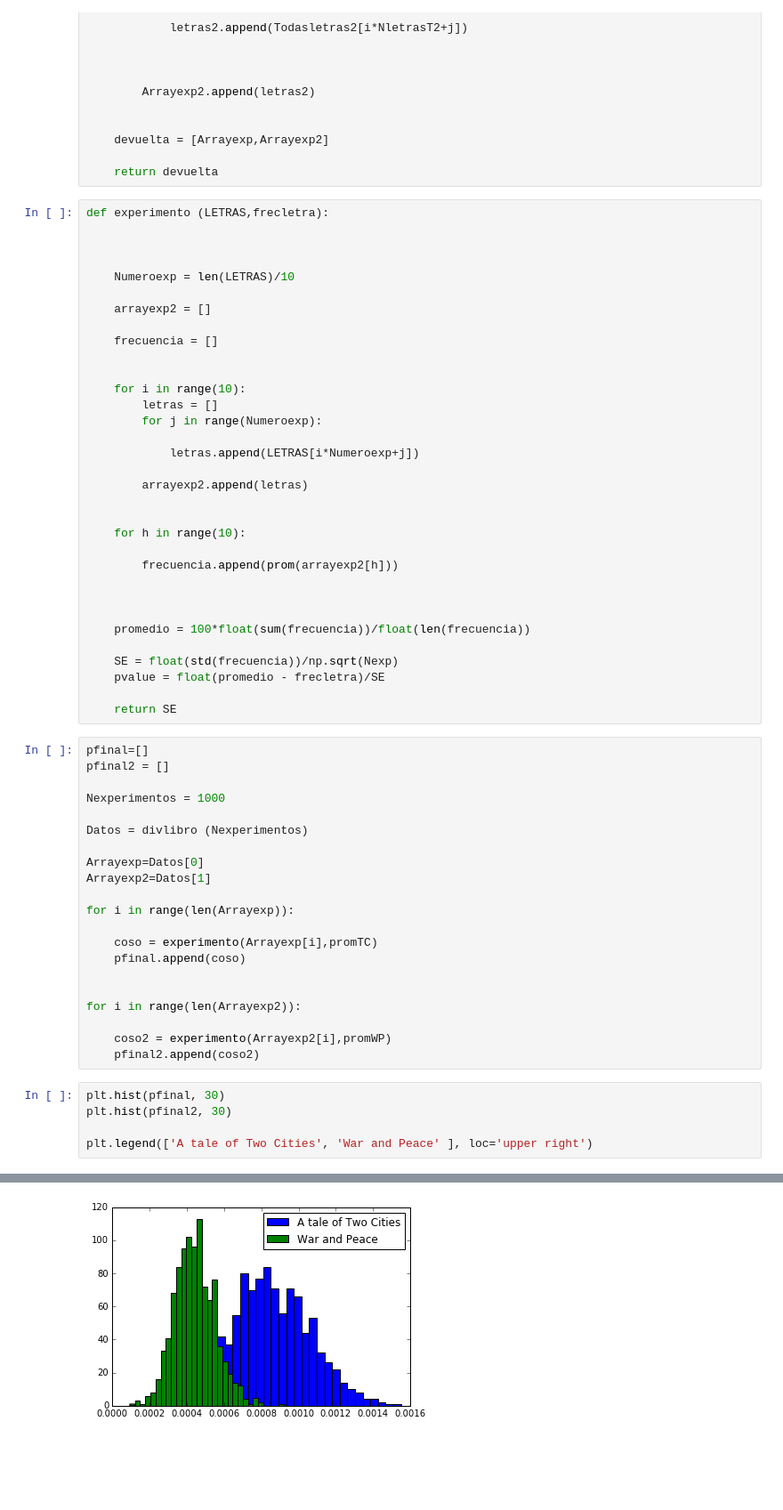
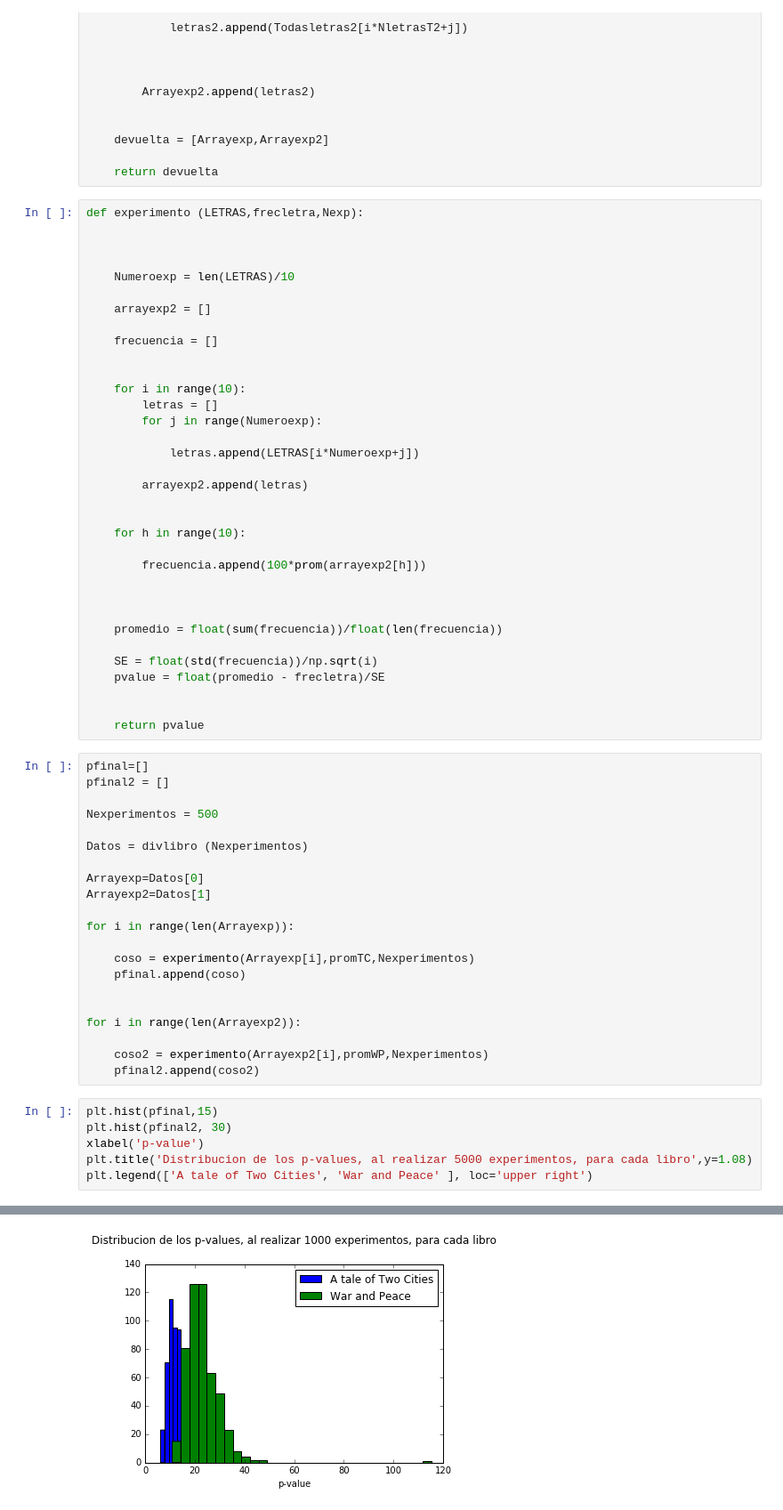
Before and after one commit to sercharpak/MCA_Tarea_2, a Jupyter notebook: Punto3/Punto3.ipynb, the cells around one changed output, grey strips where cells are left out. Shown: that part at 89% size. Saved outputs shown, nothing was run; the diff lists cells and outputs as text; blank space fills up the shorter version.

```diff
--- a/Punto3/Punto3.ipynb
+++ b/Punto3/Punto3.ipynb
@@ -158,7 +190,7 @@ def divlibro (Nexp):
 
     return devuelta
 # %%
-def experimento (LETRAS,frecletra):
+def experimento (LETRAS,frecletra,Nexp):
 
 
 
@@ -180,21 +212,22 @@ def experimento (LETRAS,frecletra):
 
     for h in range(10):
 
-        frecuencia.append(prom(arrayexp2[h]))
+        frecuencia.append(100*prom(arrayexp2[h]))
 
 
 
-    promedio = 100*float(sum(frecuencia))/float(len(frecuencia))
+    promedio = float(sum(frecuencia))/float(len(frecuencia))
 
-    SE = float(std(frecuencia))/np.sqrt(Nexp)
+    SE = float(std(frecuencia))/np.sqrt(i)
     pvalue = float(promedio - frecletra)/SE
 
-    return SE
+
+    return pvalue
 # %%
 pfinal=[]
 pfinal2 = []
 
-Nexperimentos = 1000
+Nexperimentos = 500
 
 Datos = divlibro (Nexperimentos)
 
@@ -203,22 +236,23 @@ Arrayexp2=Datos[1]
 
 for i in range(len(Arrayexp)):
 
-    coso = experimento(Arrayexp[i],promTC)
+    coso = experimento(Arrayexp[i],promTC,Nexperimentos)
     pfinal.append(coso)
 
 
 for i in range(len(Arrayexp2)):
 
-    coso2 = experimento(Arrayexp2[i],promWP)
+    coso2 = experimento(Arrayexp2[i],promWP,Nexperimentos)
     pfinal2.append(coso2)
 # %%
-plt.hist(pfinal, 30)
+plt.hist(pfinal,15)
 plt.hist(pfinal2, 30)
-
+xlabel('p-value')
+plt.title('Distribucion de los p-values, al realizar 5000 experimentos, para cada libro',y=1.08)
 plt.legend(['A tale of Two Cities', 'War and Peace' ], loc='upper right')
 # %% [output]
 <matplotlib.legend.Legend at 0x...>
-[figure, old version]
+[figure, new version]
 # %%
 def muchos (cuantos):
 
```
Also changed, not shown: parts of 10 cells of this notebook.
